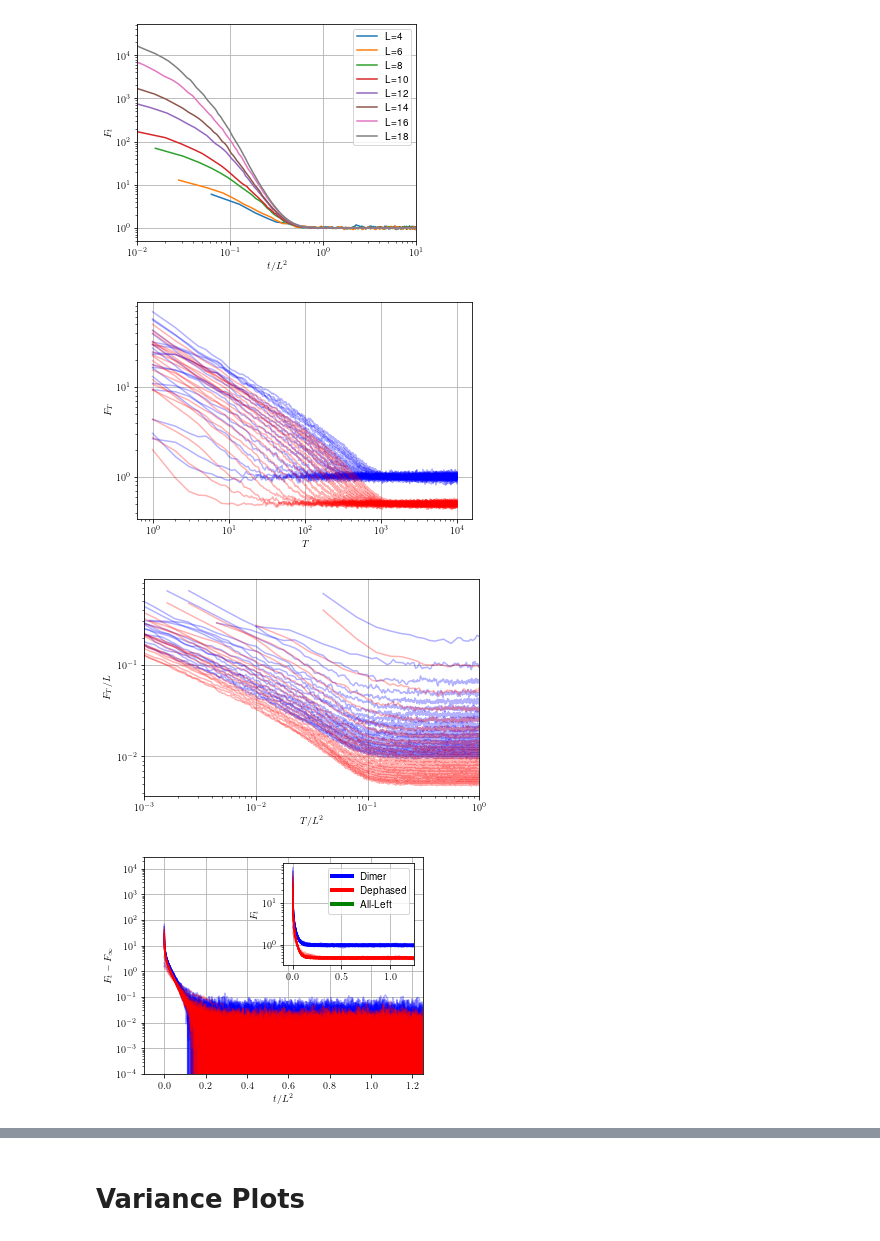
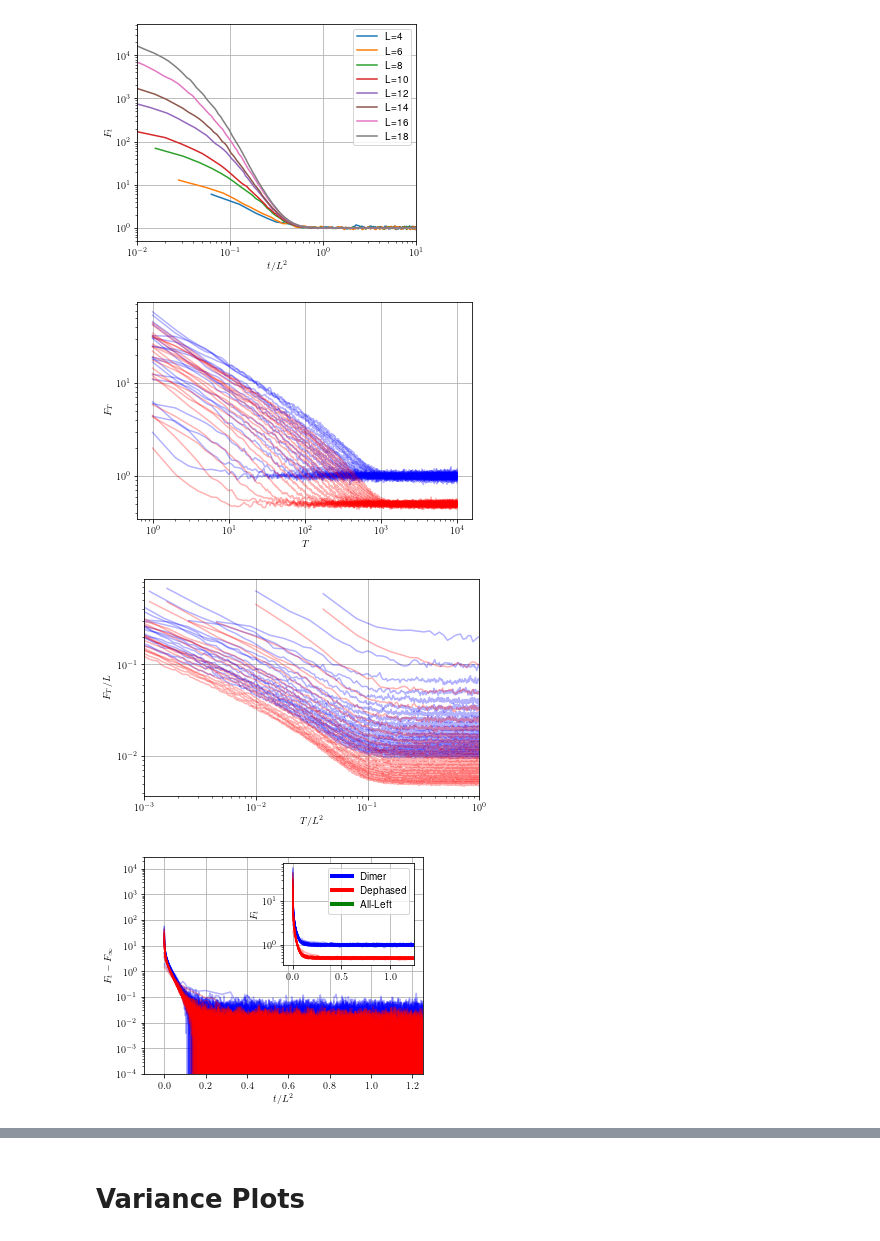
Before and after one commit to Renmusxd/RandomUnitaryLayers, a Jupyter notebook: jupyter/PaperData/PaperPlots.ipynb, the cells around one changed output, grey strips where cells are left out. Saved outputs shown, nothing was run; the diff lists cells and outputs as text; code cells hidden in the pictures.

```diff
--- a/jupyter/PaperData/PaperPlots.ipynb
+++ b/jupyter/PaperData/PaperPlots.ipynb
@@ -82,39 +82,39 @@ pyplot.show()
 # %% [output]
 [figure]
 # %%
-arr = numpy.load(os.path.join("merge_single_double_filling", f'dimer_and_dephased.npz'))
+arr = numpy.load(os.path.join("merge_single_double_filling", f'adjusted_dimer_and_dephased.npz'))
 dimer_ls = arr['ls']
 dimer_all_purities = arr['data']
 dimer_all_mixed_purities = arr['data_mixed']
 
 for l,pur in zip(dimer_ls, dimer_all_purities):
     pyplot.plot(numpy.arange(1,len(pur)+1), pur, c='blue', alpha=0.3)
 for l,pur in zip(dimer_ls, dimer_all_mixed_purities):
     pyplot.plot(numpy.arange(1,len(pur)+1), pur, c='red', alpha=0.3)
 
 pyplot.grid()
 pyplot.xscale('log')
 pyplot.yscale('log')
 pyplot.ylabel('$F_T$')
 pyplot.xlabel('$T$')
 pyplot.show()
 
 
 for l,pur in zip(dimer_ls, dimer_all_purities):
     pyplot.plot(numpy.arange(1,len(pur)+1)/l**2, pur/l, c='blue', alpha=0.3)
 for l,pur in zip(dimer_ls, dimer_all_mixed_purities):
     pyplot.plot(numpy.arange(1,len(pur)+1)/l**2, pur/l, c='red', alpha=0.3)
 
 pyplot.grid()
 pyplot.xscale('log')
 pyplot.xlim([1e-3, 1])
 pyplot.yscale('log')
 pyplot.ylabel('$F_T/L$')
 pyplot.xlabel('$T/L^2$')
 pyplot.show()
 # %% [output]
-[figure, old version]
+[figure, new version]
-[figure, old version]
+[figure, new version]
 # %%
 fig, ax = pyplot.subplots(figsize=[5, 4])
 
@@ -156,5 +156,5 @@ axins.legend(custom_lines, ['Dimer', 'Dephased', 'All-Left'])
 pyplot.savefig(os.path.join(output_dir, 'fig_2.pdf'))
 pyplot.show()
 # %% [output]
-[figure, old version]
+[figure, new version]
 # %%
```
Also changed, not shown: parts of 1 cell of this notebook, 5 other files.
